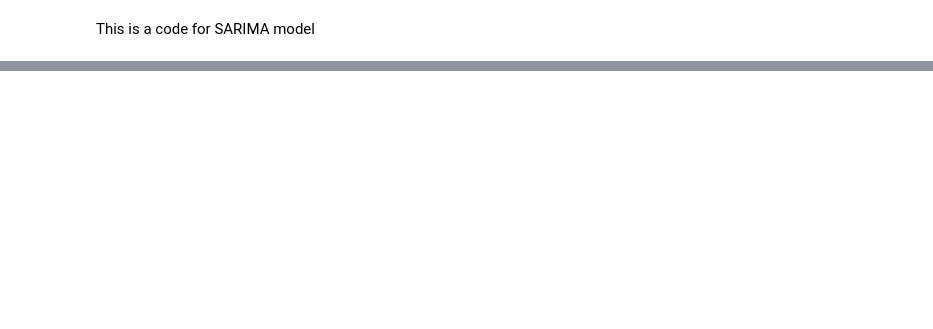
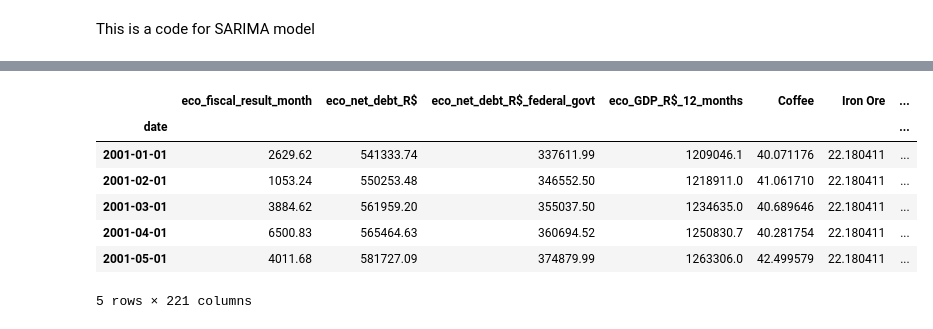
Before and after one commit to augustofonseca25/primary-balance-forecast, a Jupyter notebook: scr/SARIMA.ipynb, the cells around one changed output, grey strips where cells are left out. Cells and saved outputs as stored; diff of their text form; code cells hidden in the pictures; blank space fills up the shorter version.

```diff
--- a/scr/SARIMA.ipynb
+++ b/scr/SARIMA.ipynb
@@ -75,0 +81,21 @@ Test RMSE: 0.011176992074644888
+# %%
+#Check reverse differencing
+BR_reversed_diff = useful_functions.apply_differecing(
+    BR_macro_diff.copy(),
+    order=diff_order,
+    reverse=True,
+    variables_to_diff = diff_variables,
+    first_obs = df_original)
+# %%
+# Reverse the standardization/normalization
+BR_reversed = useful_functions.standardize_data(
+    BR_reversed_diff, type_choice=type_standardization, reverse=True, original_params=params)
+# %% [output]
+|  | eco_fiscal_result_month | eco_net_debt_R$ | eco_net_debt_R$_federal_govt | eco_GDP_R$_12_months | Coffee | Iron Ore | ... |
+| date |  |  |  |  |  |  | ... |
+| 2001-01-01 | 2629.62 | 541333.74 | 337611.99 | 1209046.1 | 40.071176 | 22.180411 | ... |
+| 2001-02-01 | 1053.24 | 550253.48 | 346552.50 | 1218911.0 | 41.061710 | 22.180411 | ... |
+| 2001-03-01 | 3884.62 | 561959.20 | 355037.50 | 1234635.0 | 40.689646 | 22.180411 | ... |
+| 2001-04-01 | 6500.83 | 565464.63 | 360694.52 | 1250830.7 | 40.281754 | 22.180411 | ... |
+| 2001-05-01 | 4011.68 | 581727.09 | 374879.99 | 1263306.0 | 42.499579 | 22.180411 | ... |
+5 rows × 221 columns
```
Also changed, not shown: parts of 13 cells of this notebook, 5 other files.
